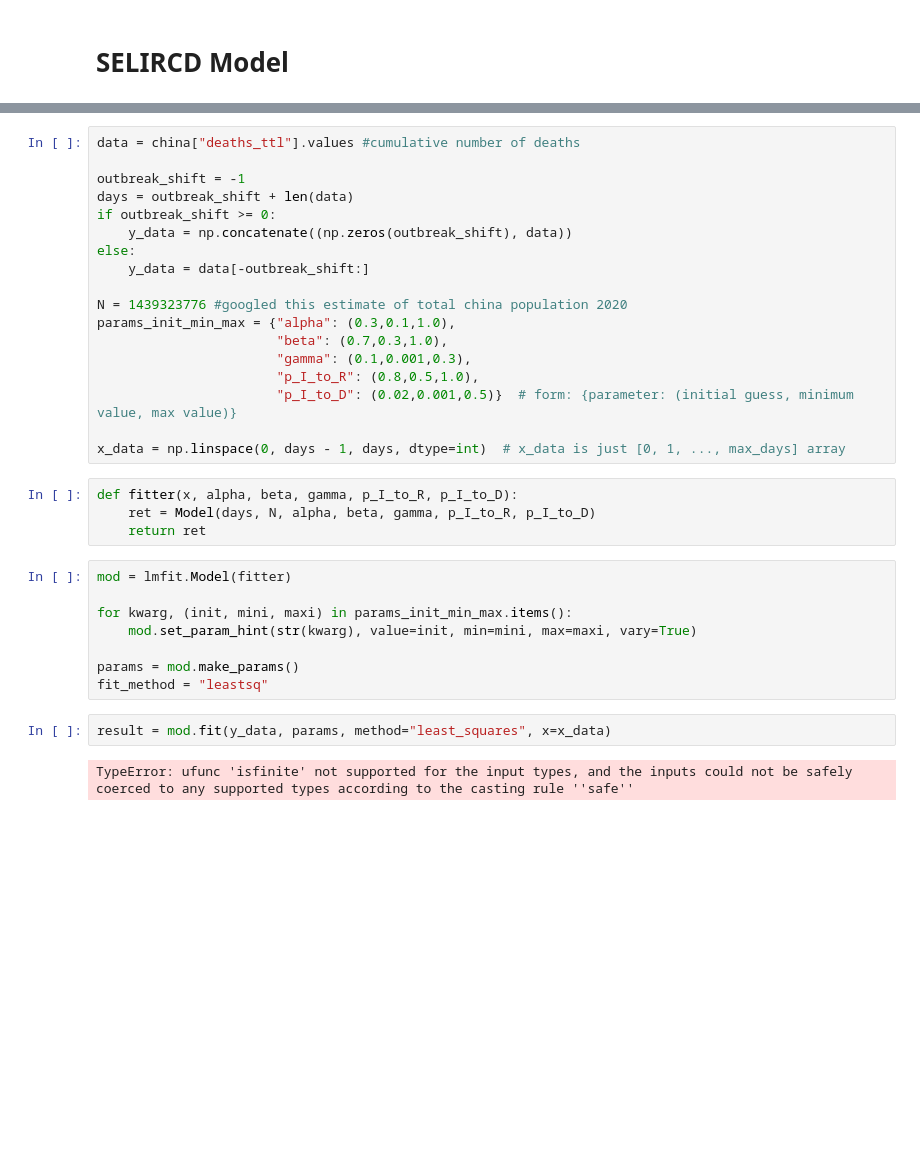
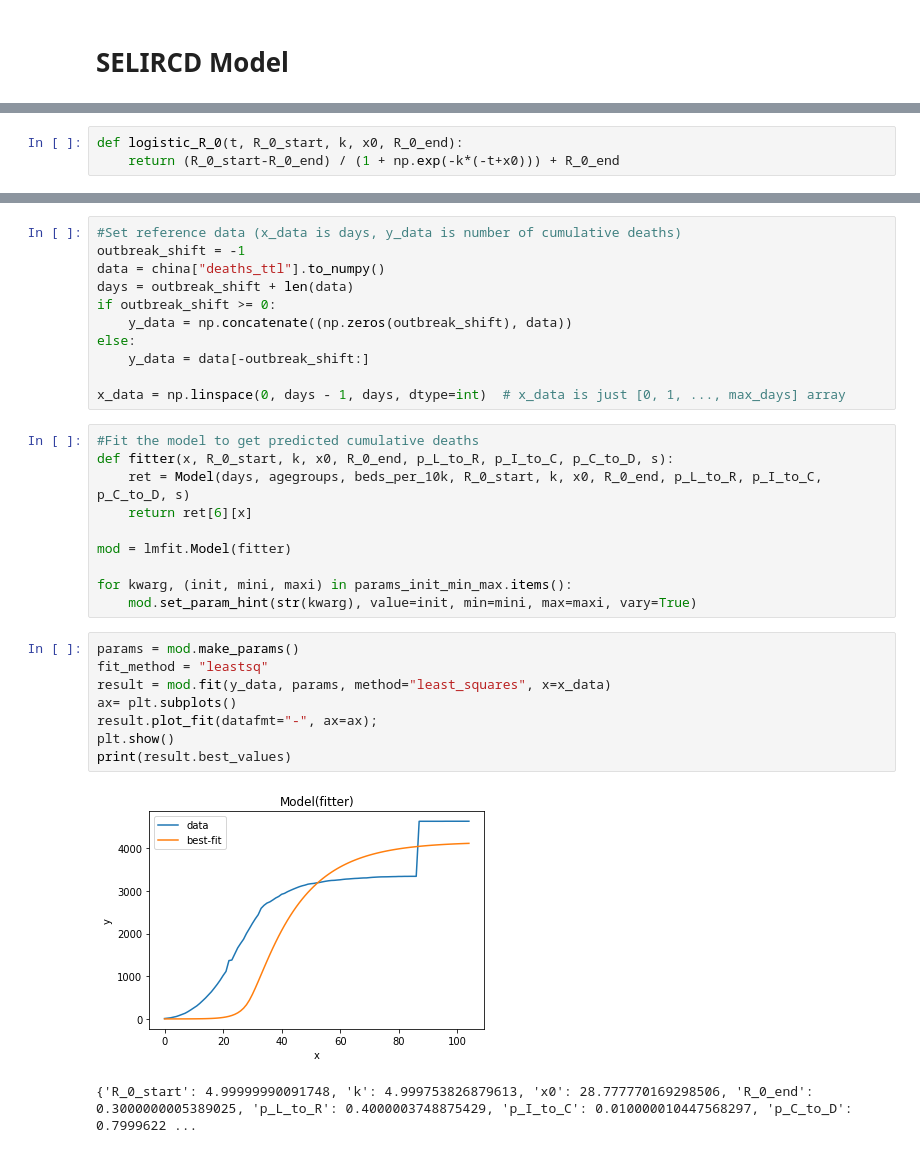
Before and after one commit to jiyingz/COVID19_projections, a Jupyter notebook: China_Models.ipynb, the cells around one changed output, grey strips where cells are left out. Drawn from its saved outputs; the diff is of its cells as text; blank space fills up the shorter version.

```diff
--- a/China_Models.ipynb
+++ b/China_Models.ipynb
@@ -215,0 +273,3 @@ def Model(days, N, alpha, beta, gamma, p_I_to_R, p_I_to_D):
+# %%
+def logistic_R_0(t, R_0_start, k, x0, R_0_end):
+    return (R_0_start-R_0_end) / (1 + np.exp(-k*(-t+x0))) + R_0_end
@@ -216,34 +294,32 @@ def Model(days, N, alpha, beta, gamma, p_I_to_R, p_I_to_D):
 # %%
-data = china["deaths_ttl"].values #cumulative number of deaths
-
+#Set reference data (x_data is days, y_data is number of cumulative deaths)
 outbreak_shift = -1
+data = china["deaths_ttl"].to_numpy()
 days = outbreak_shift + len(data)
 if outbreak_shift >= 0:
     y_data = np.concatenate((np.zeros(outbreak_shift), data))
 else:
     y_data = data[-outbreak_shift:]
 
-N = 1439323776 #googled this estimate of total china population 2020
-params_init_min_max = {"alpha": (0.3,0.1,1.0),
-                       "beta": (0.7,0.3,1.0),
-                       "gamma": (0.1,0.001,0.3),
-                       "p_I_to_R": (0.8,0.5,1.0),
-                       "p_I_to_D": (0.02,0.001,0.5)}  # form: {parameter: (initial guess, minimum value, max value)}
-
 x_data = np.linspace(0, days - 1, days, dtype=int)  # x_data is just [0, 1, ..., max_days] array
-# %%
-def fitter(x, alpha, beta, gamma, p_I_to_R, p_I_to_D):
-    ret = Model(days, N, alpha, beta, gamma, p_I_to_R, p_I_to_D)
-    return ret
 # %%
+#Fit the model to get predicted cumulative deaths
+def fitter(x, R_0_start, k, x0, R_0_end, p_L_to_R, p_I_to_C, p_C_to_D, s):
+    ret = Model(days, agegroups, beds_per_10k, R_0_start, k, x0, R_0_end, p_L_to_R, p_I_to_C, p_C_to_D, s)
+    return ret[6][x]
+
 mod = lmfit.Model(fitter)
 
 for kwarg, (init, mini, maxi) in params_init_min_max.items():
     mod.set_param_hint(str(kwarg), value=init, min=mini, max=maxi, vary=True)
-
-params = mod.make_params()
-fit_method = "leastsq"
-# %%
-result = mod.fit(y_data, params, method="least_squares", x=x_data)
-# %% [output]
-TypeError: ufunc 'isfinite' not supported for the input types, and the inputs could not be safely coerced to any supported types according to the casting rule ''safe''
+# %%
+params = mod.make_params()
+fit_method = "leastsq"
+result = mod.fit(y_data, params, method="least_squares", x=x_data)
+ax= plt.subplots()
+result.plot_fit(datafmt="-", ax=ax);
+plt.show()
+print(result.best_values)
+# %% [output]
+[figure, added]
+{'R_0_start': 4.99999990091748, 'k': 4.999753826879613, 'x0': 28.777770169298506, 'R_0_end': 0.3000000005389025, 'p_L_to_R': 0.4000003748875429, 'p_I_to_C': 0.010000010447568297, 'p_C_to_D': 0.7999622 ...
```
Also changed, not shown: parts of 36 cells of this notebook.
